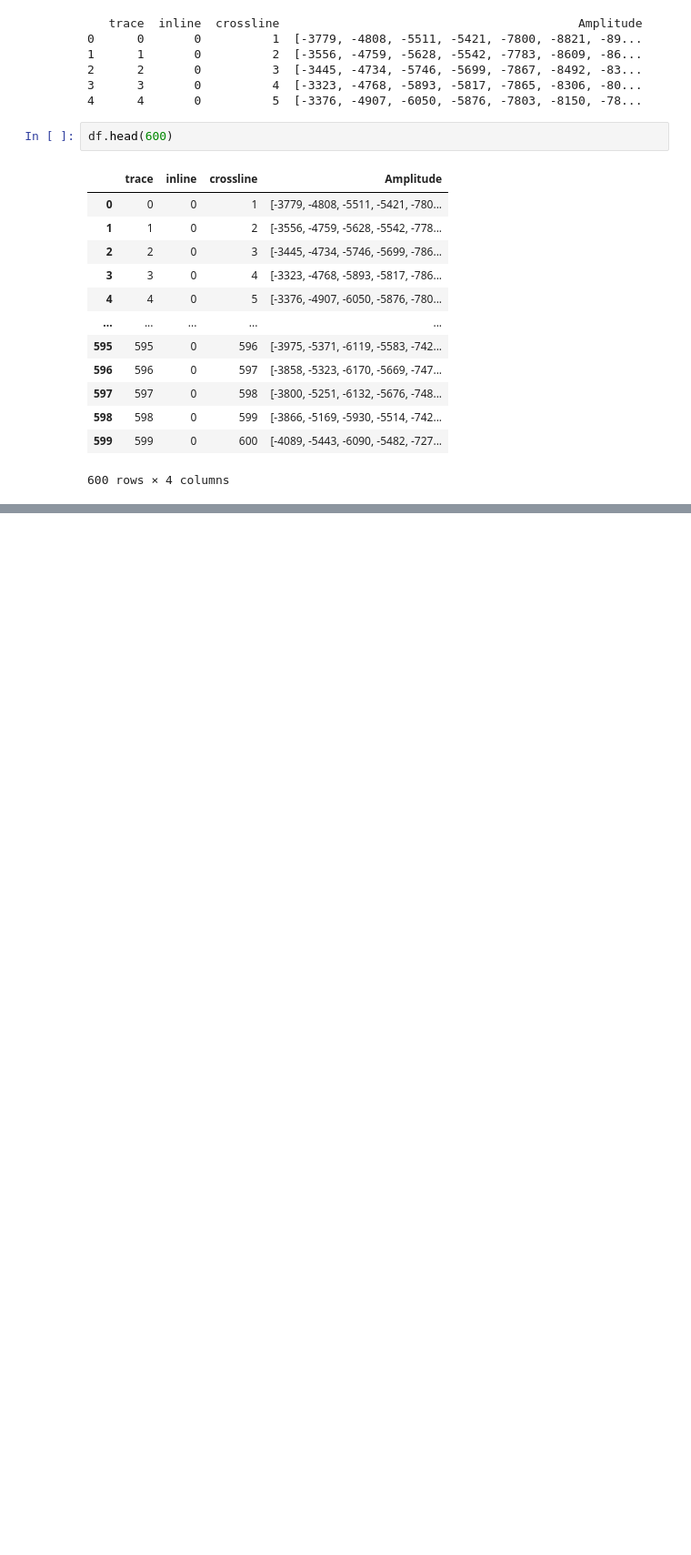
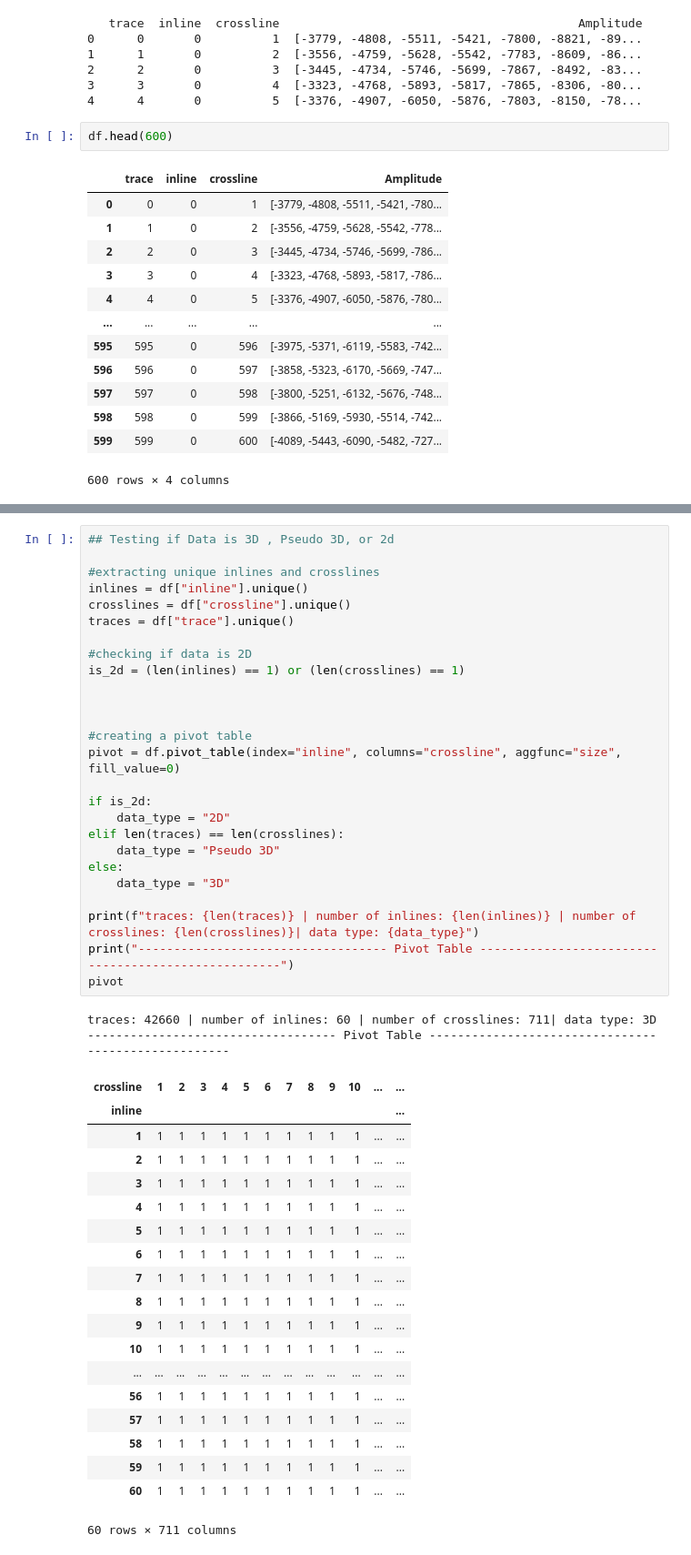
Before and after one commit to jogi96/PAINDGPR, a Jupyter notebook: Notebooks/Testing Python Import tools for sgy.ipynb, the cells around one changed output, grey strips where cells are left out. Shown: that part at 91% size. Saved outputs shown, nothing was run; the diff lists cells and outputs as text; blank space fills up the shorter version.

```diff
--- a/Notebooks/Testing Python Import tools for sgy.ipynb
+++ b/Notebooks/Testing Python Import tools for sgy.ipynb
@@ -213,0 +274,48 @@ plt.show()
+# %%
+## Testing if Data is 3D , Pseudo 3D, or 2d
+
+#extracting unique inlines and crosslines
+inlines = df["inline"].unique()
+crosslines = df["crossline"].unique()
+traces = df["trace"].unique()
+
+#checking if data is 2D
+is_2d = (len(inlines) == 1) or (len(crosslines) == 1)
+
+
+
+#creating a pivot table
+pivot = df.pivot_table(index="inline", columns="crossline", aggfunc="size", fill_value=0)
+
+if is_2d:
+    data_type = "2D"
+elif len(traces) == len(crosslines):
+    data_type = "Pseudo 3D"
+else:
+    data_type = "3D"
+
+print(f"traces: {len(traces)} | number of inlines: {len(inlines)} | number of crosslines: {len(crosslines)}| data type: {data_type}")
+print("----------------------------------- Pivot Table ----------------------------------------------------")
+pivot
+# %% [output]
+traces: 42660 | number of inlines: 60 | number of crosslines: 711| data type: 3D
+----------------------------------- Pivot Table ----------------------------------------------------
+| crossline | 1 | 2 | 3 | 4 | 5 | 6 | 7 | 8 | 9 | 10 | ... | ... |
+| inline |  |  |  |  |  |  |  |  |  |  |  | ... |
+| 1 | 1 | 1 | 1 | 1 | 1 | 1 | 1 | 1 | 1 | 1 | ... | ... |
+| 2 | 1 | 1 | 1 | 1 | 1 | 1 | 1 | 1 | 1 | 1 | ... | ... |
+| 3 | 1 | 1 | 1 | 1 | 1 | 1 | 1 | 1 | 1 | 1 | ... | ... |
+| 4 | 1 | 1 | 1 | 1 | 1 | 1 | 1 | 1 | 1 | 1 | ... | ... |
+| 5 | 1 | 1 | 1 | 1 | 1 | 1 | 1 | 1 | 1 | 1 | ... | ... |
+| 6 | 1 | 1 | 1 | 1 | 1 | 1 | 1 | 1 | 1 | 1 | ... | ... |
+| 7 | 1 | 1 | 1 | 1 | 1 | 1 | 1 | 1 | 1 | 1 | ... | ... |
+| 8 | 1 | 1 | 1 | 1 | 1 | 1 | 1 | 1 | 1 | 1 | ... | ... |
+| 9 | 1 | 1 | 1 | 1 | 1 | 1 | 1 | 1 | 1 | 1 | ... | ... |
+| 10 | 1 | 1 | 1 | 1 | 1 | 1 | 1 | 1 | 1 | 1 | ... | ... |
+| ... | ... | ... | ... | ... | ... | ... | ... | ... | ... | ... | ... | ... |
+| 56 | 1 | 1 | 1 | 1 | 1 | 1 | 1 | 1 | 1 | 1 | ... | ... |
+| 57 | 1 | 1 | 1 | 1 | 1 | 1 | 1 | 1 | 1 | 1 | ... | ... |
+| 58 | 1 | 1 | 1 | 1 | 1 | 1 | 1 | 1 | 1 | 1 | ... | ... |
+| 59 | 1 | 1 | 1 | 1 | 1 | 1 | 1 | 1 | 1 | 1 | ... | ... |
+| 60 | 1 | 1 | 1 | 1 | 1 | 1 | 1 | 1 | 1 | 1 | ... | ... |
+60 rows × 711 columns
```
Also changed, not shown: parts of 21 cells of this notebook.
